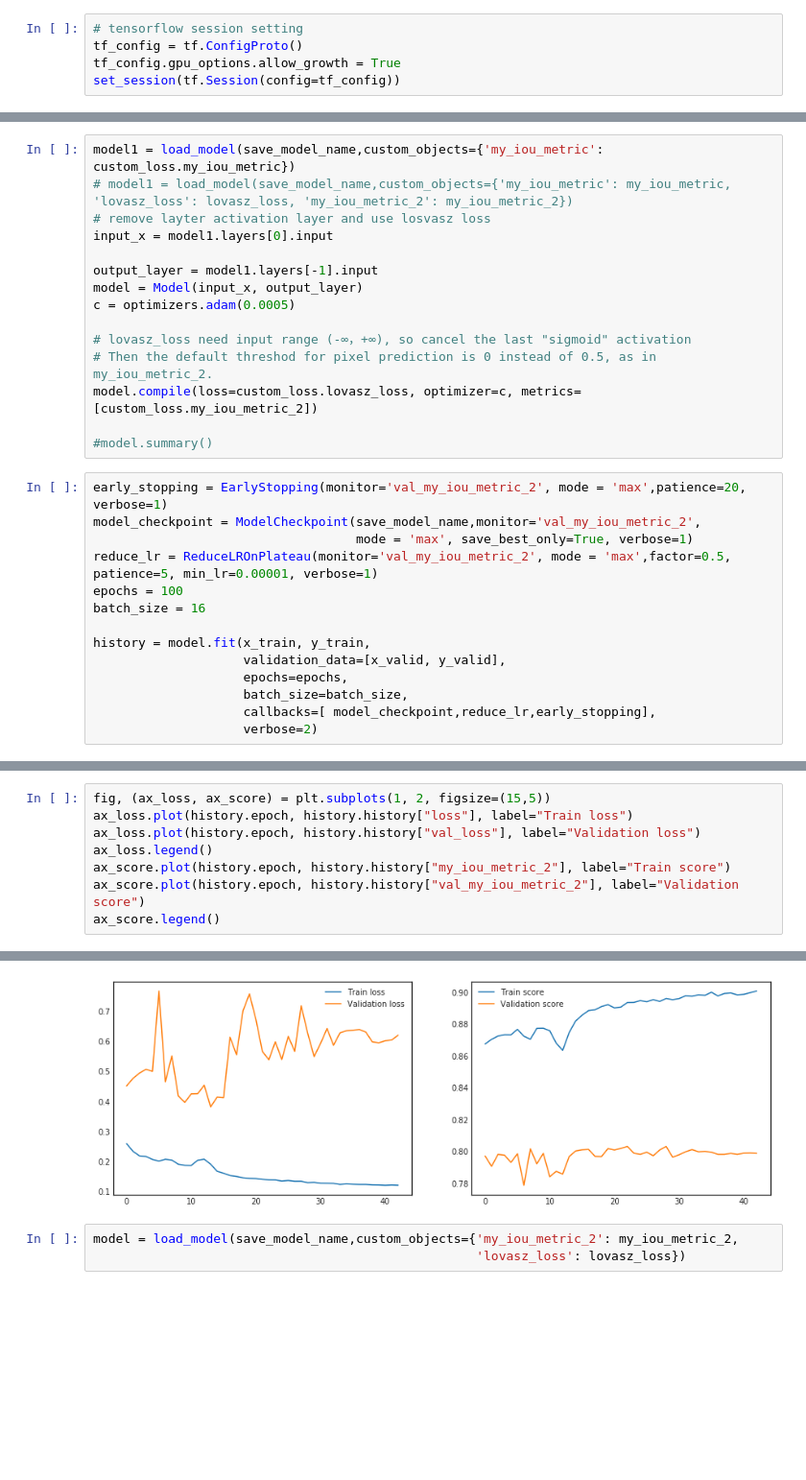
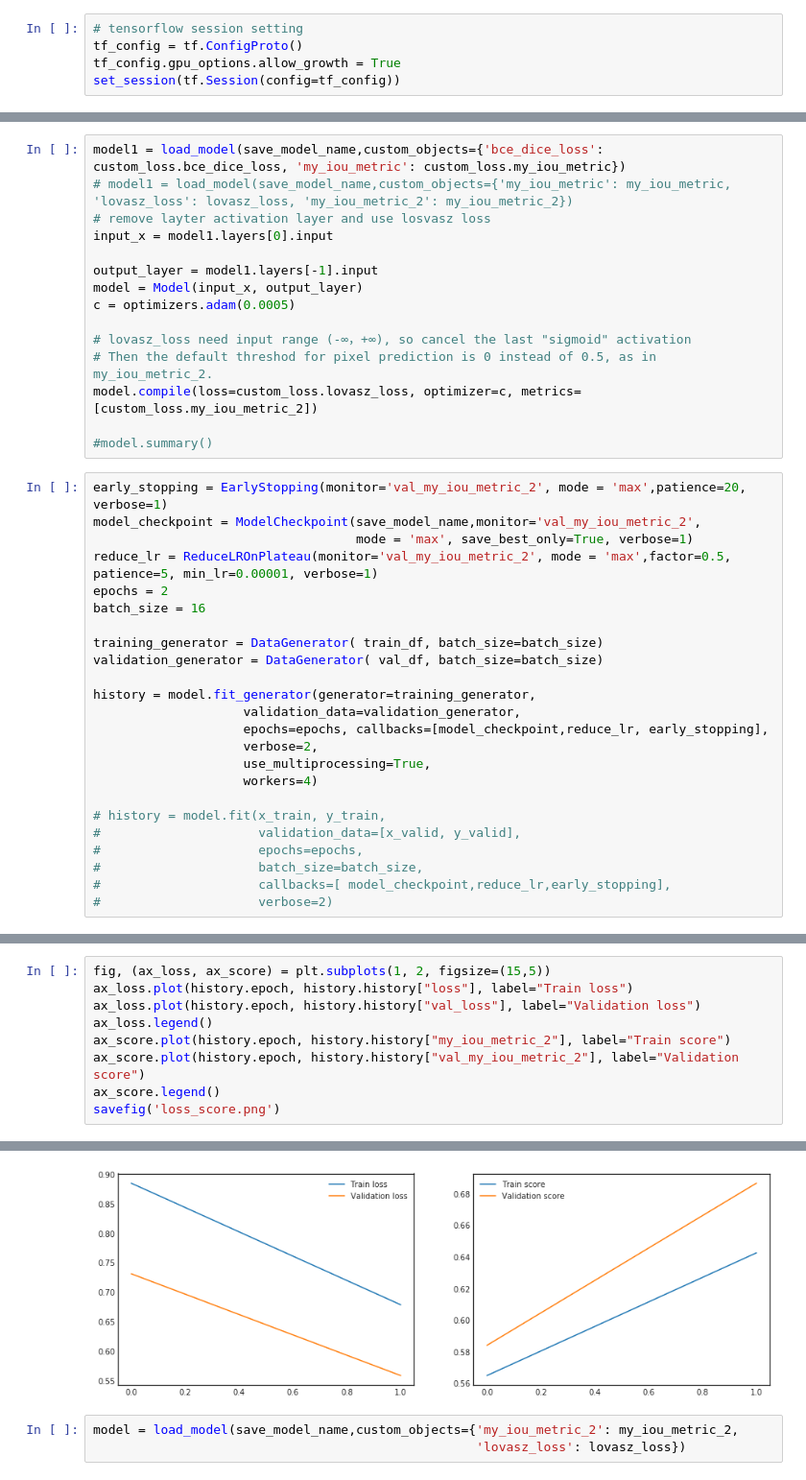
Before and after one commit to gody7334/tgs-salt-identification-challenge, a Jupyter notebook: pretrain_inception/pretrain_inception.ipynb, the cells around one changed output, grey strips where cells are left out. Shown: that part at 96% size. Saved outputs shown, nothing was run; the diff lists cells and outputs as text; blank space fills up the shorter version.

Commit message:
000_INCEPTION_UNET Setup experiment pipeline, Try to reproduce the best score = 0.82

```diff
--- a/pretrain_inception/pretrain_inception.ipynb
+++ b/pretrain_inception/pretrain_inception.ipynb
@@ -163,5 +169,5 @@ Epoch 46/50
 # %%
-model1 = load_model(save_model_name,custom_objects={'my_iou_metric': custom_loss.my_iou_metric})
+model1 = load_model(save_model_name,custom_objects={'bce_dice_loss': custom_loss.bce_dice_loss, 'my_iou_metric': custom_loss.my_iou_metric})
 # model1 = load_model(save_model_name,custom_objects={'my_iou_metric': my_iou_metric, 'lovasz_loss': lovasz_loss, 'my_iou_metric_2': my_iou_metric_2})
 # remove layter activation layer and use losvasz loss
 input_x = model1.layers[0].input
@@ -180,13 +186,23 @@ early_stopping = EarlyStopping(monitor='val_my_iou_metric_2', mode = 'max',patie
 model_checkpoint = ModelCheckpoint(save_model_name,monitor='val_my_iou_metric_2',
                                    mode = 'max', save_best_only=True, verbose=1)
 reduce_lr = ReduceLROnPlateau(monitor='val_my_iou_metric_2', mode = 'max',factor=0.5, patience=5, min_lr=0.00001, verbose=1)
-epochs = 100
+epochs = 2
 batch_size = 16
 
-history = model.fit(x_train, y_train,
-                    validation_data=[x_valid, y_valid],
-                    epochs=epochs,
-                    batch_size=batch_size,
-                    callbacks=[ model_checkpoint,reduce_lr,early_stopping],
-                    verbose=2)
+training_generator = DataGenerator( train_df, batch_size=batch_size)
+validation_generator = DataGenerator( val_df, batch_size=batch_size)
+
+history = model.fit_generator(generator=training_generator,
+                    validation_data=validation_generator,
+                    epochs=epochs, callbacks=[model_checkpoint,reduce_lr, early_stopping],
+                    verbose=2,
+                    use_multiprocessing=True,
+                    workers=4)
+
+# history = model.fit(x_train, y_train,
+#                     validation_data=[x_valid, y_valid],
+#                     epochs=epochs,
+#                     batch_size=batch_size,
+#                     callbacks=[ model_checkpoint,reduce_lr,early_stopping],
+#                     verbose=2)
 # %% [output]
@@ -215,4 +226,5 @@ ax_loss.legend()
 ax_score.plot(history.epoch, history.history["my_iou_metric_2"], label="Train score")
 ax_score.plot(history.epoch, history.history["val_my_iou_metric_2"], label="Validation score")
 ax_score.legend()
+savefig('loss_score.png')
 # %% [output]
@@ -220,4 +231,4 @@ ax_score.legend()
-[figure, old version]
+[figure, new version]
 # %%
 model = load_model(save_model_name,custom_objects={'my_iou_metric_2': my_iou_metric_2,
                                                    'lovasz_loss': lovasz_loss})
```
Also changed, not shown: parts of 10 cells of this notebook, 10 other files.
